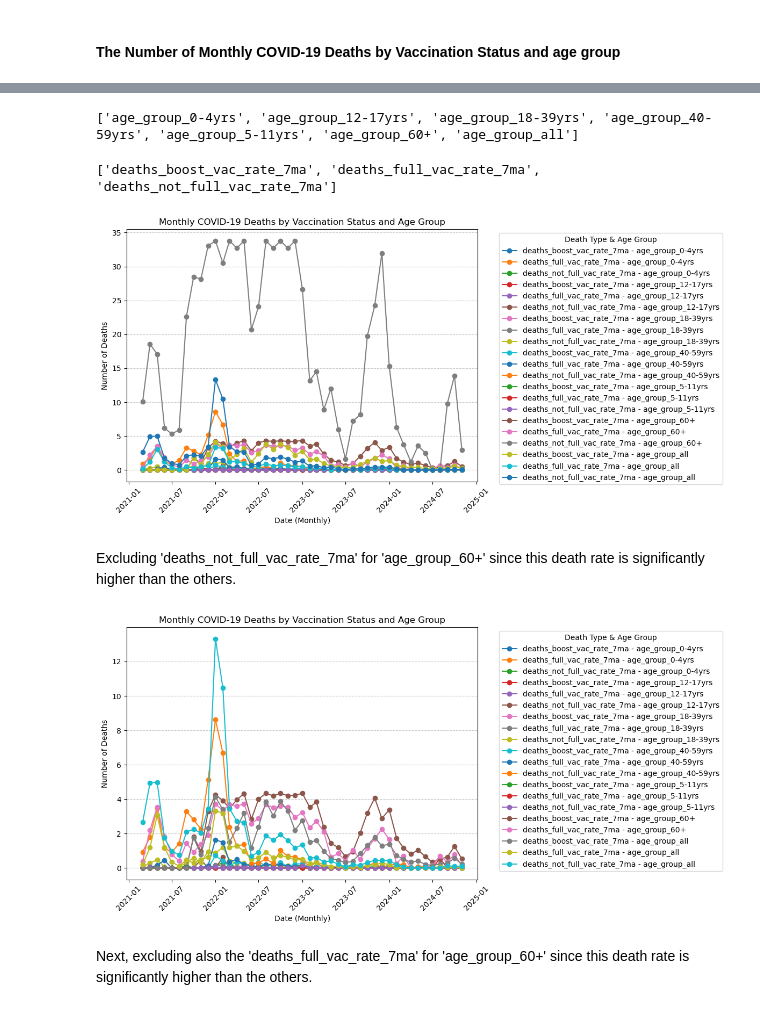
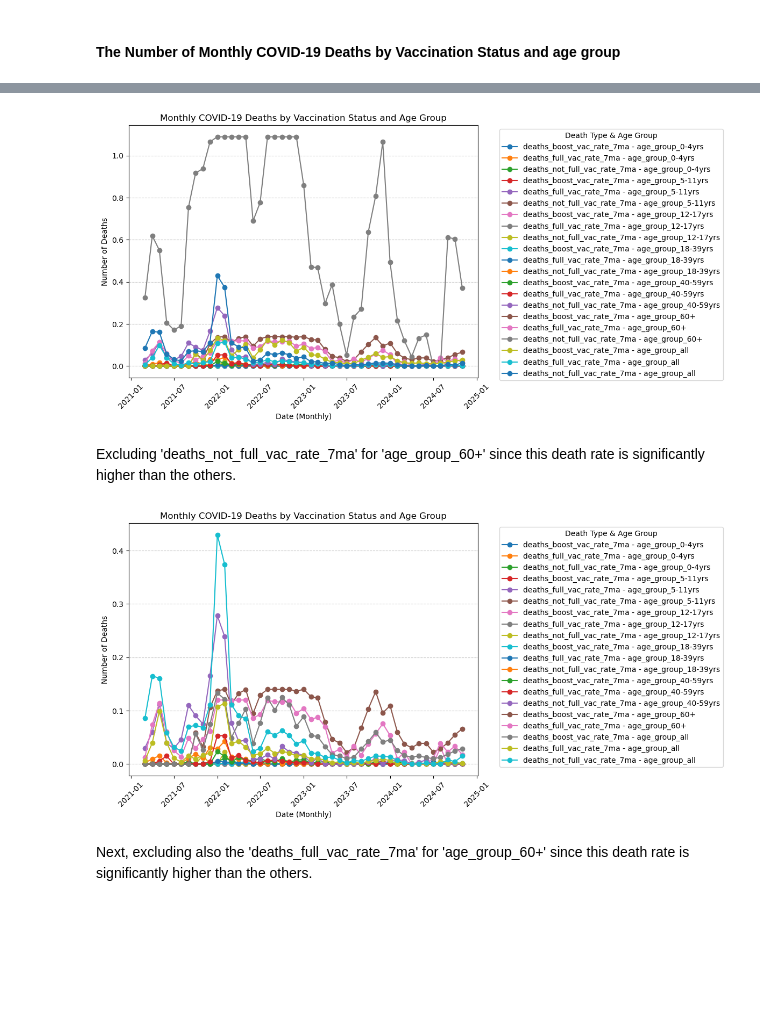
Before and after one commit to JUNJINCH/Business_Intelligence_Project, a Jupyter notebook: Deaths Involving COVID-19 by Vaccination Status cleaning Data Visualization.ipynb, the cells around one changed output, grey strips where cells are left out. Drawn from its saved outputs; the diff is of its cells as text; code cells hidden in the pictures; blank space fills up the shorter version.

```diff
--- a/Deaths Involving COVID-19 by Vaccination Status cleaning Data Visualization.ipynb
+++ b/Deaths Involving COVID-19 by Vaccination Status cleaning Data Visualization.ipynb
@@ -192,12 +202,0 @@ Index(['date', 'deaths_boost_vac_rate_7ma', 'deaths_full_vac_rate_7ma',
-# %%
-# define age group columns dynamically
-age_groups = df.columns[4:11].tolist()
-print(age_groups)
-# %% [output]
-['age_group_0-4yrs', 'age_group_12-17yrs', 'age_group_18-39yrs', 'age_group_40-59yrs', 'age_group_5-11yrs', 'age_group_60+', 'age_group_all']
-# %%
-# define death types columns dynamically
-death_types = df.columns[1:4].tolist()
-print(death_types)
-# %% [output]
-['deaths_boost_vac_rate_7ma', 'deaths_full_vac_rate_7ma', 'deaths_not_full_vac_rate_7ma']
@@ -207,26 +203,10 @@ df["year_month"] = df["date"].dt.to_period("M")
-# %%
-# initialize a dictionary to store aggregated death counts by age group and vaccination status over time
-monthly_deaths_by_age_group = {}
-# %%
-for age_group in age_groups:
-    # filter data for the specific age group
-    mask = df[age_group]
-
-    # aggregate death counts by month for each vaccination status
-    grouped_data = df.loc[mask].groupby("year_month")[death_types].sum()
-
-    # convert period index to datetime for plotting
-    grouped_data.index = grouped_data.index.to_timestamp()
-
-    # store the aggregated data
-    monthly_deaths_by_age_group[age_group] = grouped_data
 # %%
 # plot the data
 plt.figure(figsize=(12,6))
 
 for age_group, data in monthly_deaths_by_age_group.items():
     for death_type in death_types:
-        plt.plot(data.index, data[death_type], marker='o', linestyle='-', label=f"{death_type} - {age_group}")
+        plt.plot(data.index.to_timestamp(), data[death_type], marker='o', linestyle='-', label=f"{death_type} - {age_group}")
 
 plt.xlabel("Date (Monthly)")
 plt.ylabel("Number of Deaths")
@@ -239,32 +219,32 @@ plt.tight_layout()
 # display the chart
 plt.show()
 # %% [output]
-[figure, old version]
+[figure, new version]
 # %% [markdown]
 Excluding 'deaths_not_full_vac_rate_7ma' for 'age_group_60+' since this death rate is significantly higher than the others.
 # %%
 # plot the data
 plt.figure(figsize=(12, 6))
 
 for age_group, data in monthly_deaths_by_age_group.items():
     for death_type in death_types:
         # Exclude 'deaths_not_full_vac_rate_7ma' for 'age_group_60+'
         if age_group == "age_group_60+" and death_type == "deaths_not_full_vac_rate_7ma":
             continue  # Skip this combination
-        plt.plot(data.index, data[death_type], marker='o', linestyle='-', label=f"{death_type} - {age_group}")
+        plt.plot(data.index.to_timestamp(), data[death_type], marker='o', linestyle='-', label=f"{death_type} - {age_group}")
 
 plt.xlabel("Date (Monthly)")
 plt.ylabel("Number of Deaths")
 plt.title("Monthly COVID-19 Deaths by Vaccination Status and Age Group")
 plt.xticks(rotation=45)
 plt.legend(title="Death Type & Age Group", bbox_to_anchor=(1.05, 1), loc="upper left")
 plt.grid(axis="y", linestyle="--", alpha=0.7)
 plt.tight_layout()
 
 # display the chart
 plt.show()
 # %% [output]
-[figure, old version]
+[figure, new version]
 # %% [markdown]
 Next, excluding also the 'deaths_full_vac_rate_7ma' for 'age_group_60+' since this death rate is significantly higher than the others.
 # %%
```
Also changed, not shown: parts of 16 cells of this notebook, 2 other files.
